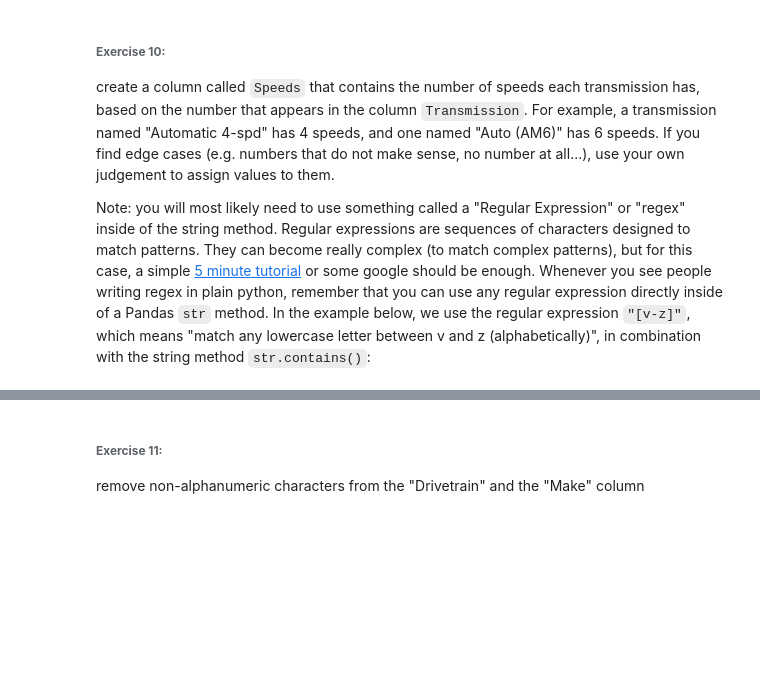
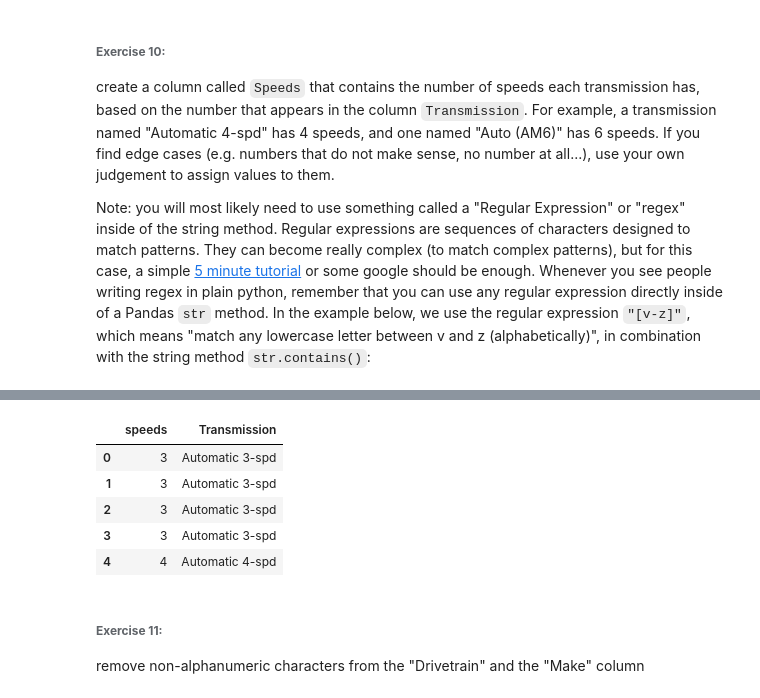
Before and after one commit to aslam7861/Python, a Jupyter notebook: Copy_of_5_pandas_str.ipynb, the cells around one changed output, grey strips where cells are left out. Cells and saved outputs as stored; diff of their text form; code cells hidden in the pictures; blank space fills up the shorter version.

```diff
--- a/Copy_of_5_pandas_str.ipynb
+++ b/Copy_of_5_pandas_str.ipynb
@@ -329,3 +371,14 @@ people.name.str.contains("[v-z]")
+# %%
+# your code here
+cars["speeds"] = cars.Transmission.str.extract('(\d+)')
+cars[["speeds", "Transmission"]].head()
+# %% [output]
+|  | speeds | Transmission |
+| 0 | 3 | Automatic 3-spd |
+| 1 | 3 | Automatic 3-spd |
+| 2 | 3 | Automatic 3-spd |
+| 3 | 3 | Automatic 3-spd |
+| 4 | 4 | Automatic 4-spd |
 # %% [markdown]
 ###### **Exercise 11:**
 remove non-alphanumeric characters from the "Drivetrain" and the "Make" column
```
Also changed, not shown: parts of 11 cells of this notebook.
